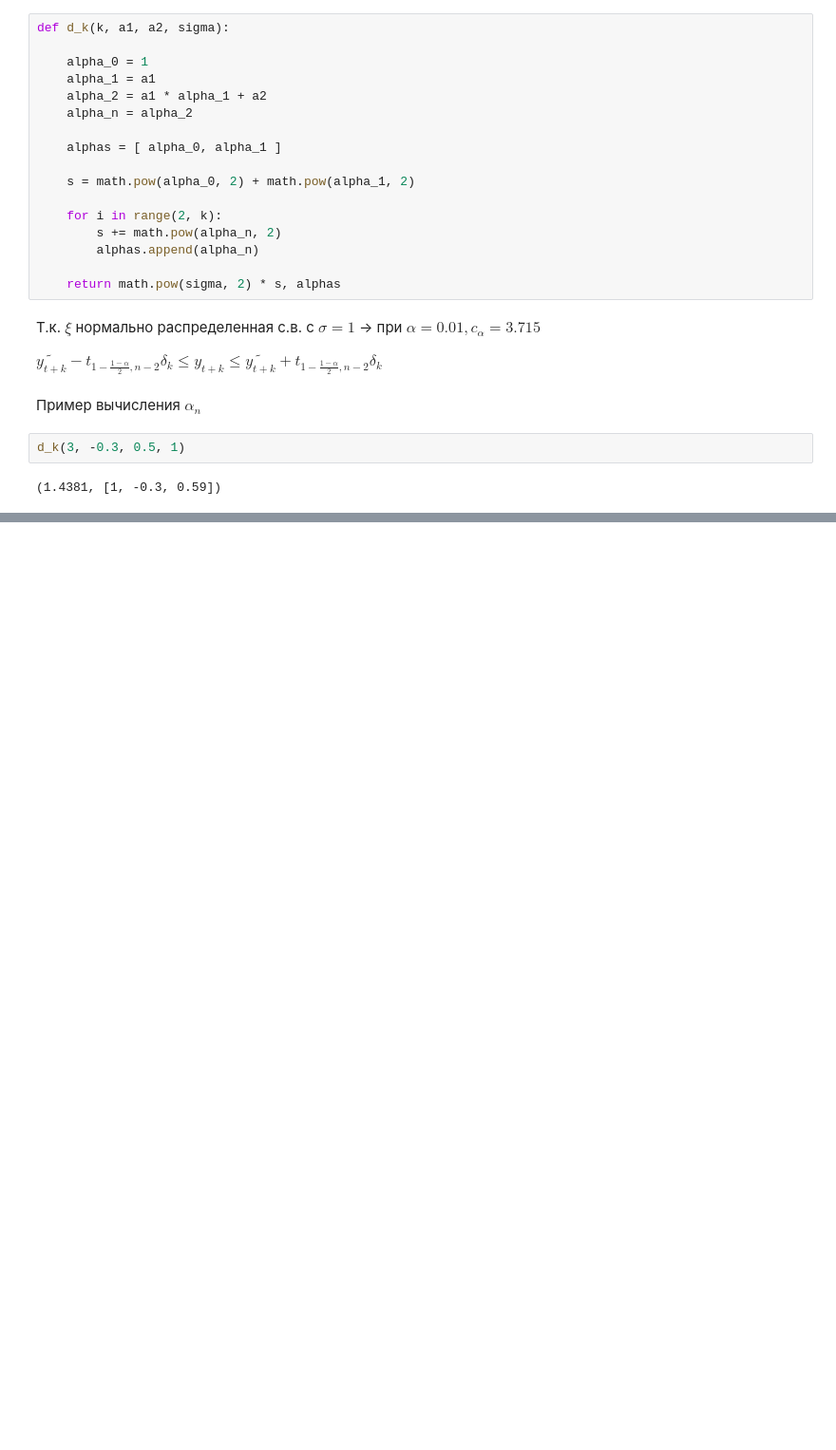
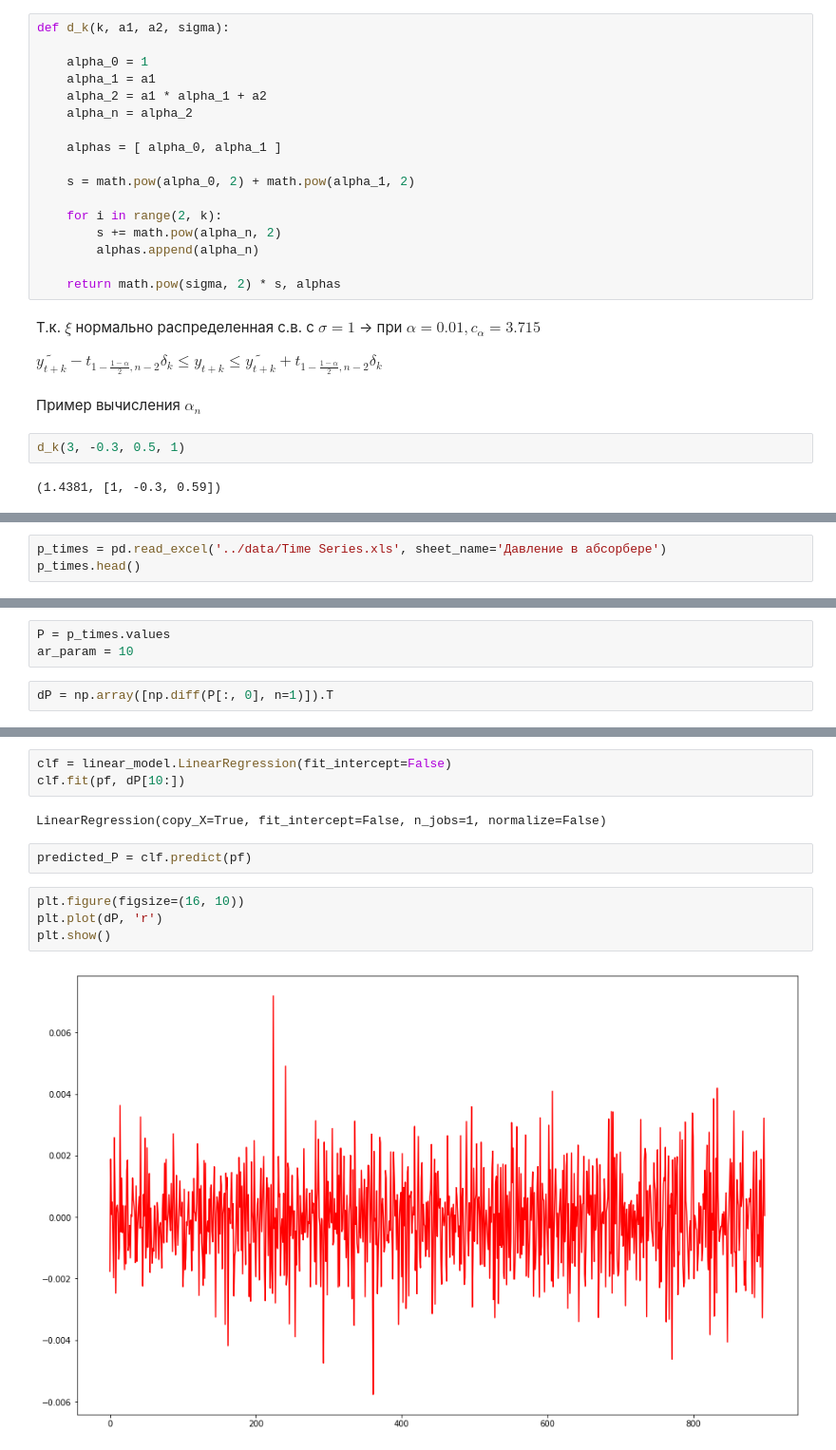
Before and after one commit to Bullldoger/prediction_theory, a Jupyter notebook: notebooks/Labs.ipynb, the cells around one changed output, grey strips where cells are left out. Shown at 95% size. Cells and saved outputs as stored; diff of their text form; blank space fills up the shorter version.

```diff
--- a/notebooks/Labs.ipynb
+++ b/notebooks/Labs.ipynb
@@ -1330,0 +1318,3 @@ d_k(3, -0.3, 0.5, 1)
+# %%
+p_times = pd.read_excel('../data/Time Series.xls', sheet_name='Давление в абсорбере')
+p_times.head()
@@ -1330,0 +1328,5 @@ d_k(3, -0.3, 0.5, 1)
+# %%
+P = p_times.values
+ar_param = 10
+# %%
+dP = np.array([np.diff(P[:, 0], n=1)]).T
@@ -1330,0 +1345,13 @@ d_k(3, -0.3, 0.5, 1)
+# %%
+clf = linear_model.LinearRegression(fit_intercept=False)
+clf.fit(pf, dP[10:])
+# %% [output]
+LinearRegression(copy_X=True, fit_intercept=False, n_jobs=1, normalize=False)
+# %%
+predicted_P = clf.predict(pf)
+# %%
+plt.figure(figsize=(16, 10))
+plt.plot(dP, 'r')
+plt.show()
+# %% [output]
+[figure, added]
```
Also changed, not shown: parts of 46 cells of this notebook.
